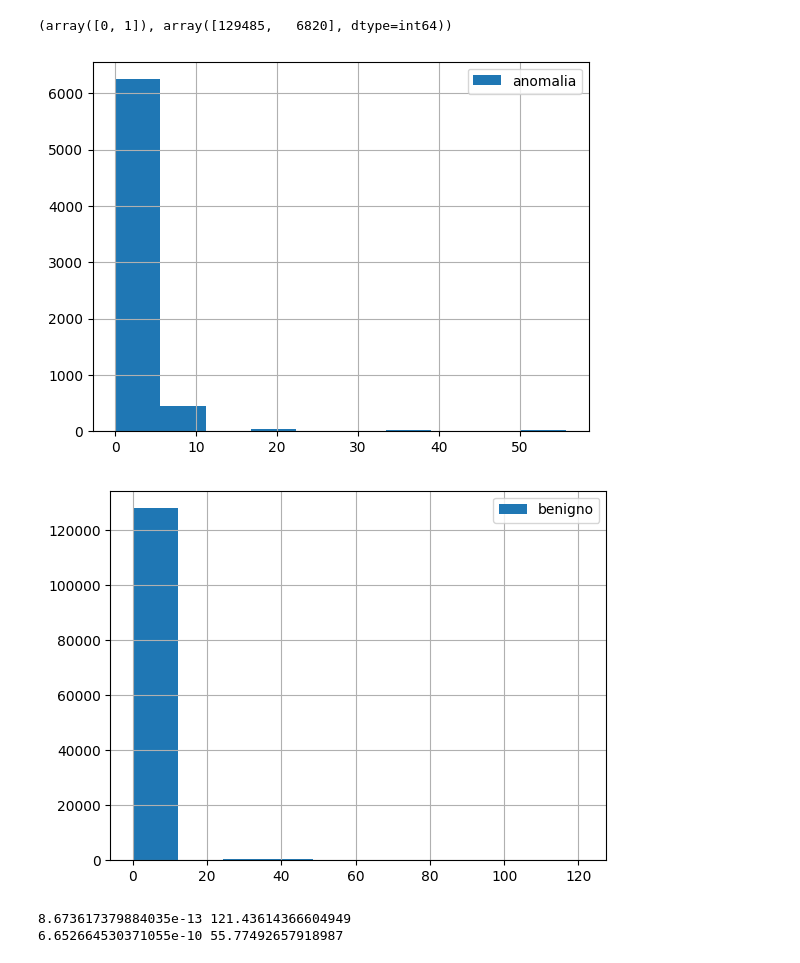
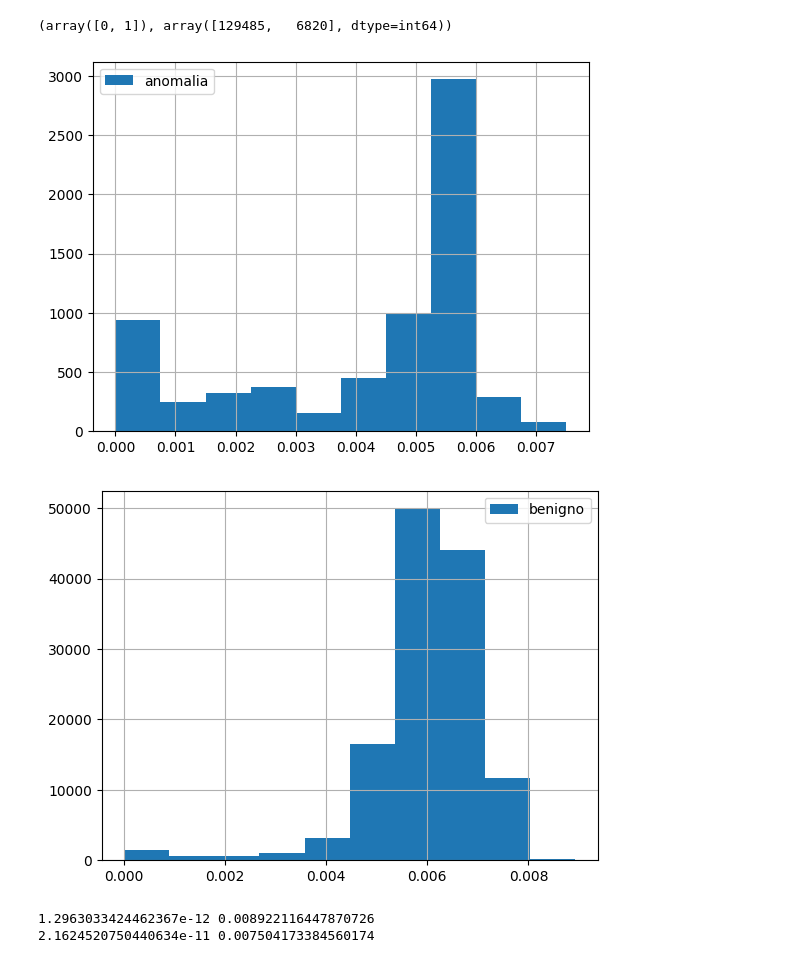
Before and after one commit to luiz-linkezio/Deteccao_de_Intrusao_Hierarquica_Multiestagio, a Jupyter notebook: 1º_Estágio(reprodução).ipynb, the cells around one changed output. Cells and saved outputs as stored; diff of their text form; code cells hidden in the pictures.

```diff
--- a/1º_Estágio(reprodução).ipynb
+++ b/1º_Estágio(reprodução).ipynb
@@ -12,3 +13,6 @@ from sklearn.metrics import classification_report, roc_auc_score
+# %%
+BENIGN_LABEL = 0
+ANOMALY_LABEL = 1
 # %%
 train_stage_1_3_OCSVM = pd.read_csv("data/train_stage_1_3_OCSVM.csv")
 
@@ -28,10 +23,17 @@ OneClassSVM(gamma=0.0632653906314333, nu=0.0002316646233151, verbose=True)
+# %%
+validation_stage_1_3 = pd.read_csv("data/validation_stage_1_3.csv")
+
+X_val = validation_stage_1_3.drop(columns=["Label"])
+y_val = np.where(validation_stage_1_3["Label"] == "BENIGN", BENIGN_LABEL, ANOMALY_LABEL)
+
+del validation_stage_1_3
 # %%
 # Optimized pipelines
 f = open("Repositório_Base/models/stage1_ocsvm.p","rb")
 stage1 = pickle.load(f)
 f.close()
 
-stage1.fit(X_train, y_train)
+stage1.fit(X_train)
 # %% [output]
 https://scikit-learn.org/stable/model_persistence.html#security-maintainability-limitations
   warnings.warn(
@@ -62,9 +63,0 @@ y_score_train.min(),y_score_train.max()
-# %%
-validation_stage_1_3_OCSVM = pd.read_csv("data/validation_stage_1_3.csv")
-
-X_val = validation_stage_1_3_OCSVM.drop(columns=["Label"])
-y_val = validation_stage_1_3_OCSVM["Label"]
-
-y_val = np.where(y_val == "BENIGN", 0,1) # marcando 1 como anomalia
-
-del validation_stage_1_3_OCSVM
@@ -80,23 +72,23 @@ np.unique(y_val, return_counts= True)
 # %%
-y_score_benigno  = pd.Series(y_score[y_val == 0]*1e6)
-y_score_anomalia = pd.Series(y_score[y_val == 1]*1e6)
+y_score_benigno  = pd.Series(y_score[y_val == BENIGN_LABEL])
+y_score_anomalia = pd.Series(y_score[y_val == ANOMALY_LABEL])
 
 
 y_score_anomalia.hist(label= "anomalia")
 plt.legend()
 plt.show()
 
 y_score_benigno.hist(label= "benigno")
 plt.legend()
 plt.show()
 
 print(y_score_benigno.min(),y_score_benigno.max())
 print(y_score_anomalia.min(),y_score_anomalia.max())
 # %% [output]
-[figure, old version]
+[figure, new version]
-[figure, old version]
+[figure, new version]
-8.673617379884035e-13 121.43614366604949
-6.652664530371055e-10 55.77492657918987
+1.2963033424462367e-12 0.008922116447870726
+2.1624520750440634e-11 0.007504173384560174
 # %%
 y_pred_ = np.where(y_pred== -1, 1,0)
 print(classification_report(y_val, y_pred_))
```
Also changed, not shown: parts of 11 cells of this notebook, 1 other file.
